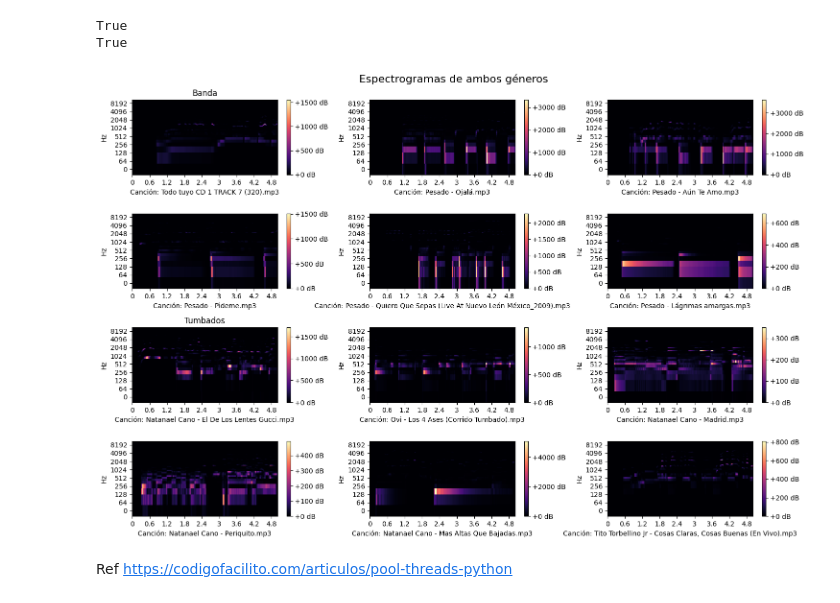
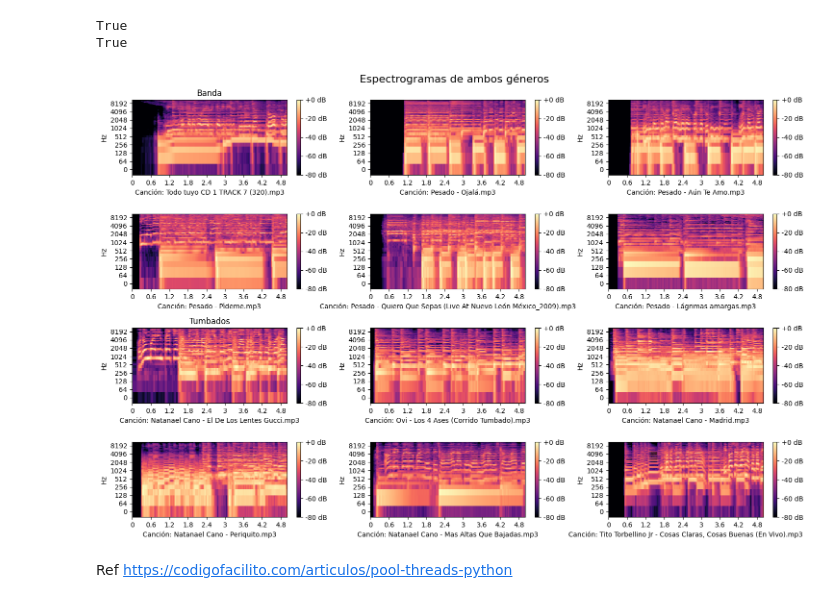
Before and after one commit to marcgym2/big-data, a Jupyter notebook: Copia_de_Avance_1_DatosMasivos.ipynb, the cells around one changed output. Cells and saved outputs as stored; diff of their text form; code cells hidden in the pictures.

```diff
--- a/Copia_de_Avance_1_DatosMasivos.ipynb
+++ b/Copia_de_Avance_1_DatosMasivos.ipynb
@@ -65,9 +66,13 @@ def process_files_and_update_df(dir_path, X_train, y_train, df, duration, label,
                     #S_db = librosa.amplitude_to_db(np.abs(D), ref=np.max)
 
                     #mels
-                    S_db = librosa.feature.melspectrogram(y= signal, sr=sample_rate)
+                    S_mel = librosa.feature.melspectrogram(y= signal, sr=sample_rate)
+                    # Convertimos a log scale (dB). Usaremos el valor de potencia máximo como referencia.
+                    S_db = librosa.power_to_db(S_mel, ref=np.max) #Transf. para visualizar
 
-                    X_train.append(S_db)
+
+
+                    X_train.append(S_mel)
                     y_train.append(label)
 
                     temp_df = pd.DataFrame({
@@ -106,34 +111,34 @@ X_train = X_train_banda + X_train_tumbados
 y_train = y_train_banda + y_train_tumbados
 df = pd.concat([df_banda, df_tumbados], ignore_index=True)
 spectrograms = spectrograms_banda + spectrograms_tumbados
 
 # Visualizar 12 espectrogramas, 6 de cada género
 fig, ax = plt.subplots(4, 3, figsize=(15, 10))
 
 fig.suptitle('Espectrogramas de ambos géneros', fontsize=16)
 
 positions = [0, 20, 40, 60, 80, 100]  # Posiciones que quieres graficar
 
 sample_rate = 22050
 num_plots = 6
 for i, pos in enumerate(positions):
     img = librosa.display.specshow(spectrograms_banda[pos], sr=sample_rate, x_axis='time', y_axis='log', ax=ax[i//3, i%3])
     if i == 0:
         ax[i//3, i%3].set_title("Banda")
     ax[i//3, i%3].set_xlabel(f"Canción: {df_banda['Archivo'][pos]}")
     fig.colorbar(img, ax=ax[i//3, i%3], format="%+2.f dB")
 
 for i, pos in enumerate(positions):
     img = librosa.display.specshow(spectrograms_tumbados[pos], sr=sample_rate, x_axis='time', y_axis='log', ax=ax[(i + num_plots)//3, (i + num_plots)%3])
     if i == 0:
         ax[(i + num_plots)//3, (i + num_plots)%3].set_title("Tumbados")
     ax[(i + num_plots)//3, (i + num_plots)%3].set_xlabel(f"Canción: {df_tumbados['Archivo'][pos]}")
     fig.colorbar(img, ax=ax[(i + num_plots)//3, (i + num_plots)%3], format="%+2.f dB")
 
 plt.tight_layout()
 plt.show()
 # %% [output]
-[figure, old version]
+[figure, new version]
 # %% [markdown]
 Ref https://codigofacilito.com/articulos/pool-threads-python
 # %%
```
Also changed, not shown: parts of 5 cells of this notebook.
